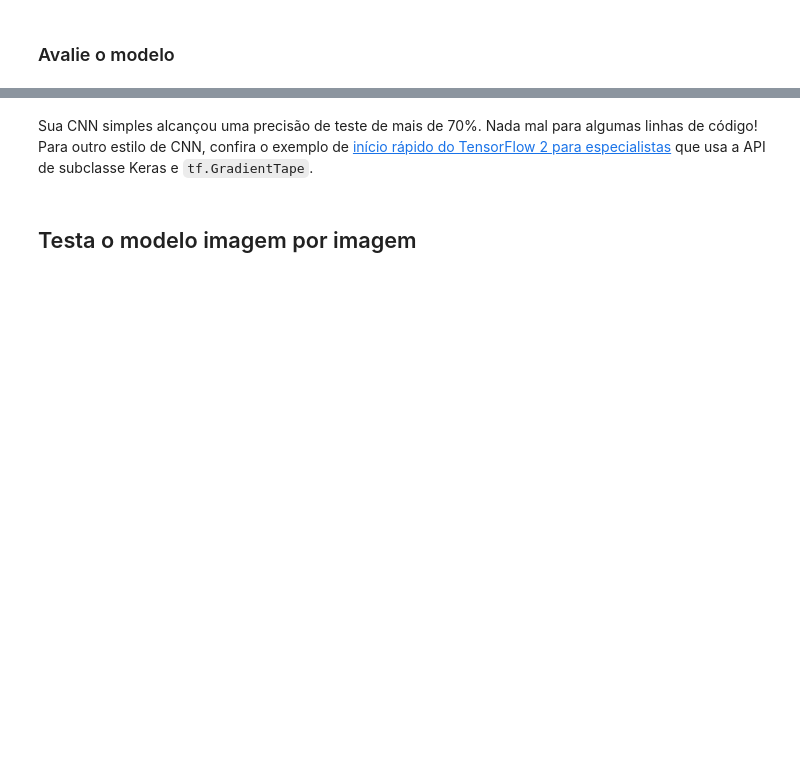
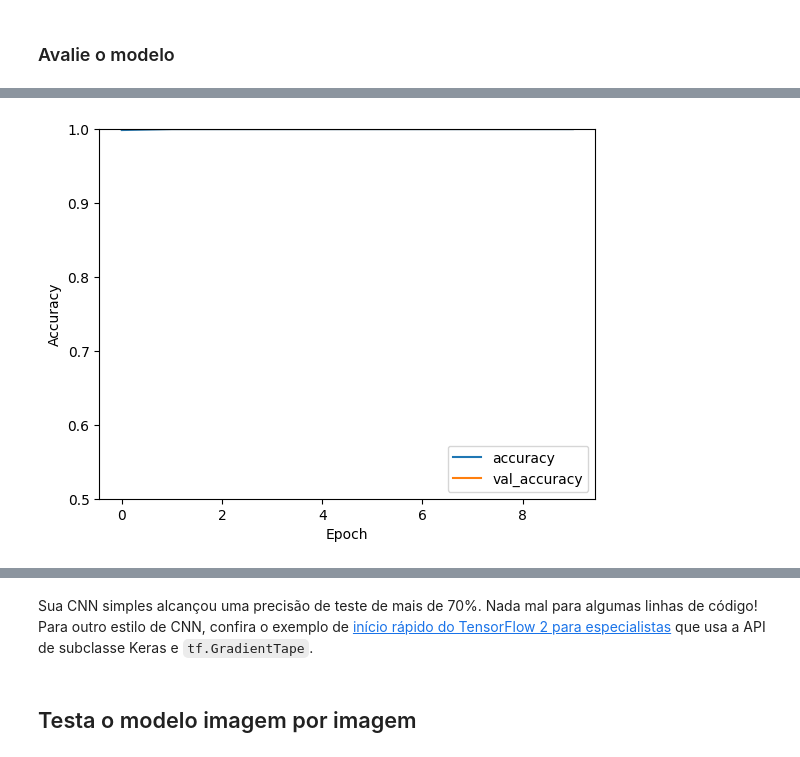
Before and after one commit to TSKsteff/Classificacao_De_Imagens, a Jupyter notebook: CNN_Parte_2.ipynb, the cells around one changed output, grey strips where cells are left out. Cells and saved outputs as stored; diff of their text form; code cells hidden in the pictures; blank space fills up the shorter version.

```diff
--- a/CNN_Parte_2.ipynb
+++ b/CNN_Parte_2.ipynb
@@ -109,7 +114,7 @@ As 6 linhas de código abaixo definem a base convolucional usando um padrão com
 Como entrada, uma CNN recebe tensores de forma (image_height, image_width, color_channels), ignorando o tamanho do lote. Se você é novo nessas dimensões, color_channels refere-se a (R,G,B). Neste exemplo, você configurará sua CNN para processar entradas de formato (32, 32, 3), que é o formato das imagens CIFAR. Você pode fazer isso passando o argumento `input_shape` para sua primeira camada.
 # %%
 model = models.Sequential()
-model.add(layers.Conv2D(32, (3, 3), activation='relu', input_shape=(32, 32, 3)))
+model.add(layers.Conv2D(32, (3, 3), activation='relu', input_shape=(64, 64, 3)))
 model.add(layers.MaxPooling2D((2, 2)))
 model.add(layers.Conv2D(64, (3, 3), activation='relu'))
 model.add(layers.MaxPooling2D((2, 2)))
@@ -137,9 +184,13 @@ O resumo da rede mostra que (4, 4, 64) as saídas foram achatadas em vetores de
 # %% [markdown]
 ### Compile and train the model
 # %%
+train_image_processed, validation_image, train_labels_processed, validation_labels = train_test_split(train_image_processed, train_labels_processed, test_size=0.2, random_state=42)
+
+
 model.compile(optimizer='adam',
               loss=tf.keras.losses.SparseCategoricalCrossentropy(from_logits=True),
               metrics=['accuracy'])
-
+train_labels_processed = np.where(train_labels_processed == 'positive', 1, 0)
+validation_labels = np.where(validation_labels == 'positive', 1, 0)
 history = model.fit(train_image_processed, train_labels_processed, epochs=10,
-                    validation_data=(test_image_processed, test_labels_processed))
+                    validation_data=(validation_image, validation_labels))
@@ -152,5 +224,6 @@ plt.xlabel('Epoch')
 plt.ylabel('Accuracy')
 plt.ylim([0.5, 1])
 plt.legend(loc='lower right')
-
+test_labels_processed = np.where(test_labels_processed == 'positive', 1, 0)
 test_loss, test_acc = model.evaluate(test_image_processed,  test_labels_processed, verbose=2)
+# %% [output]
@@ -157,2 +231,3 @@ test_loss, test_acc = model.evaluate(test_image_processed,  test_labels_processe
+[figure, added]
 # %%
 print(test_acc)
```
Also changed, not shown: parts of 8 cells of this notebook.
